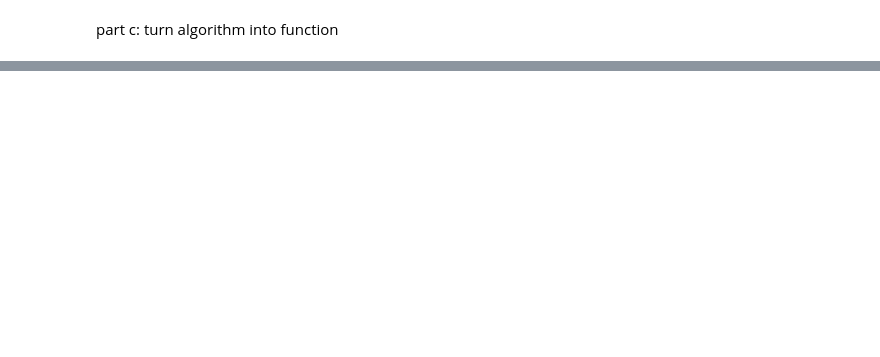
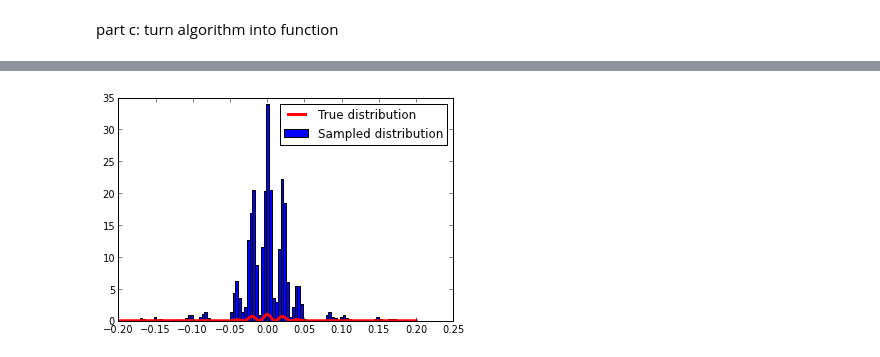
Before and after one commit to jruncoPHYS202/PHYS202-S13, a Jupyter notebook: week8/RandomNumberMonteCarlo.ipynb, the cells around one changed output, grey strips where cells are left out. Saved outputs shown, nothing was run; the diff lists cells and outputs as text; code cells hidden in the pictures; blank space fills up the shorter version.

```diff
--- a/week8/RandomNumberMonteCarlo.ipynb
+++ b/week8/RandomNumberMonteCarlo.ipynb
@@ -195,0 +220,2 @@ def distribute1D(x,prob,N): #prob values of f(x)
+# %%
+distribution = distribute1D(x,f(x),10000)
@@ -195,0 +225,7 @@ def distribute1D(x,prob,N): #prob values of f(x)
+# %%
+plot(x,f(x),color='red',lw=3, label='True distribution')
+hist(distribution, 100, normed=True, color='blue',label='Sampled distribution')
+legend(loc=0)
+show()
+# %% [output]
+[figure, added]
```
Also changed, not shown: parts of 15 cells of this notebook.
